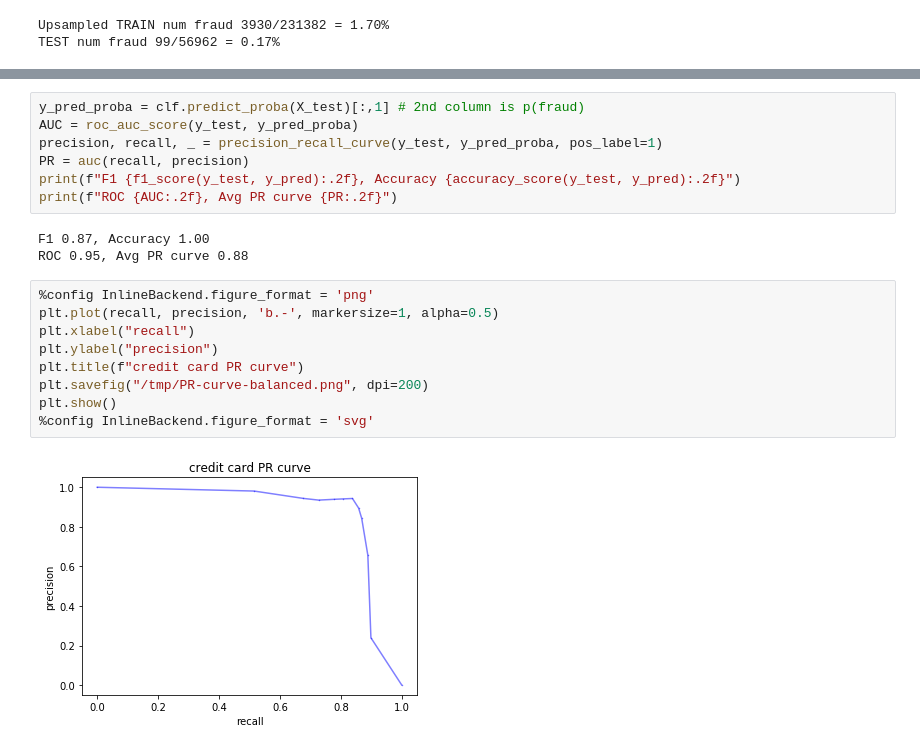
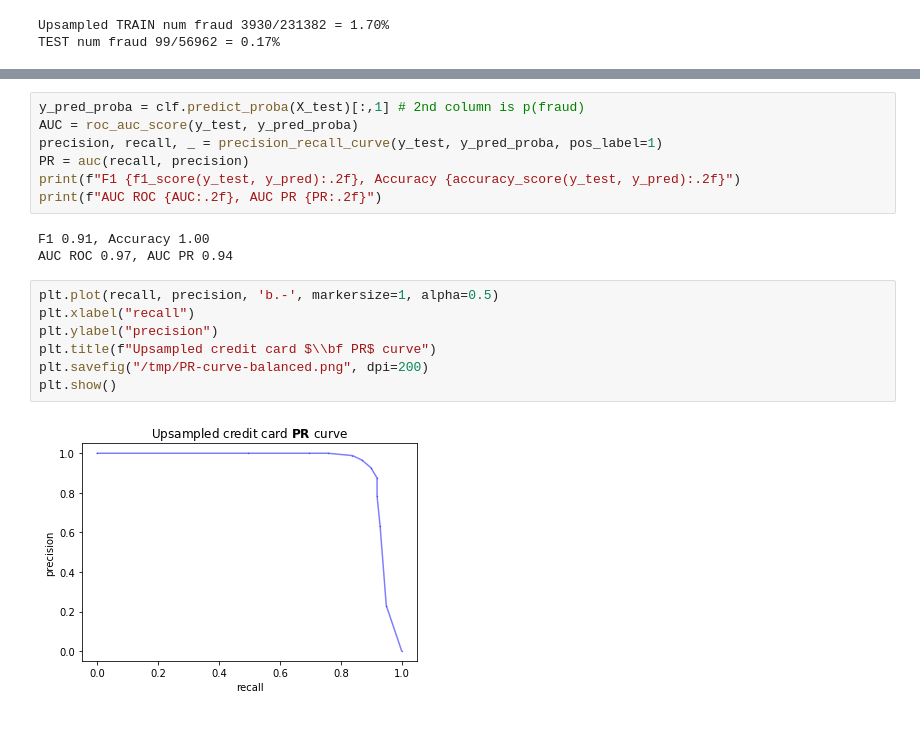
Before and after one commit to parrt/msds621, a Jupyter notebook: notebooks/assessment/imbalanced.ipynb, the cells around one changed output, grey strips where cells are left out. Cells and saved outputs as stored; diff of their text form.

```diff
--- a/notebooks/assessment/imbalanced.ipynb
+++ b/notebooks/assessment/imbalanced.ipynb
@@ -164,18 +160,16 @@ AUC = roc_auc_score(y_test, y_pred_proba)
 precision, recall, _ = precision_recall_curve(y_test, y_pred_proba, pos_label=1)
 PR = auc(recall, precision)
 print(f"F1 {f1_score(y_test, y_pred):.2f}, Accuracy {accuracy_score(y_test, y_pred):.2f}")
-print(f"ROC {AUC:.2f}, Avg PR curve {PR:.2f}")
+print(f"AUC ROC {AUC:.2f}, AUC PR {PR:.2f}")
 # %% [output]
-F1 0.87, Accuracy 1.00
-ROC 0.95, Avg PR curve 0.88
+F1 0.91, Accuracy 1.00
+AUC ROC 0.97, AUC PR 0.94
 # %%
-%config InlineBackend.figure_format = 'png'
 plt.plot(recall, precision, 'b.-', markersize=1, alpha=0.5)
 plt.xlabel("recall")
 plt.ylabel("precision")
-plt.title(f"credit card PR curve")
+plt.title(f"Upsampled credit card $\\bf PR$ curve")
 plt.savefig("/tmp/PR-curve-balanced.png", dpi=200)
 plt.show()
-%config InlineBackend.figure_format = 'svg'
 # %% [output]
-[figure, old version]
+[figure, new version]
```
Also changed, not shown: parts of 10 cells of this notebook, 1 other file.
